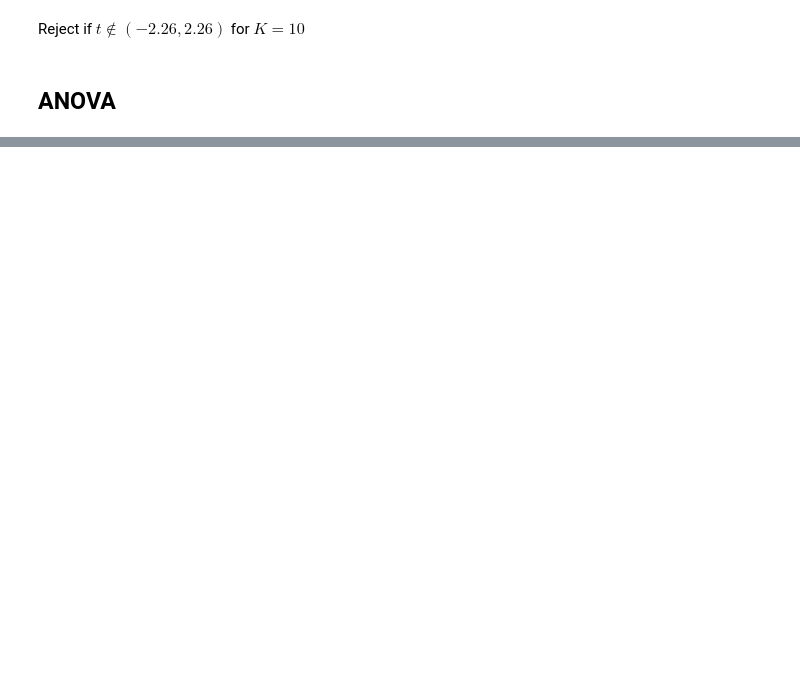
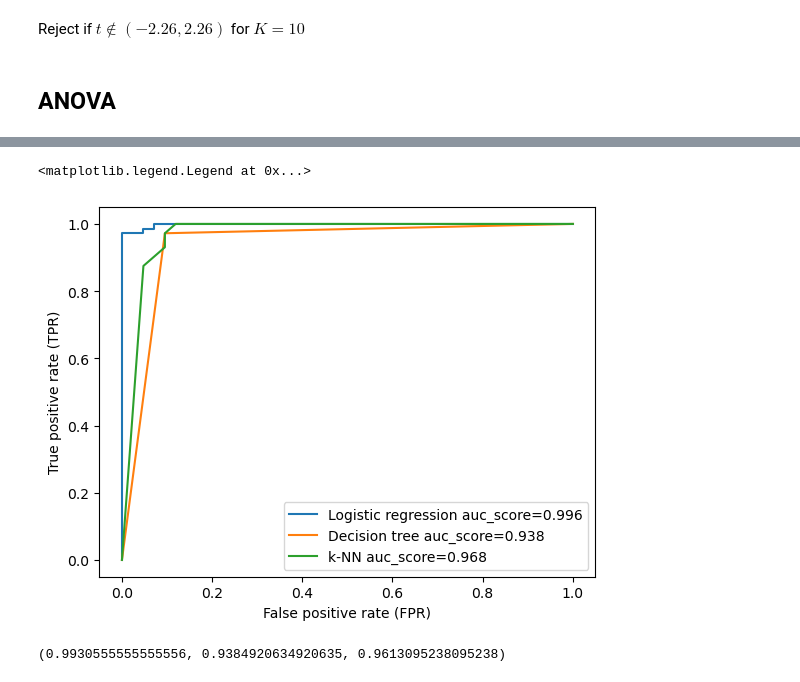
Before and after one commit to Janko-dev/ml_notebooks, a Jupyter notebook: notebooks/experiments.ipynb, the cells around one changed output, grey strips where cells are left out. Drawn from its saved outputs; the diff is of its cells as text; code cells hidden in the pictures; blank space fills up the shorter version.

```diff
--- a/notebooks/experiments.ipynb
+++ b/notebooks/experiments.ipynb
@@ -408,0 +503,18 @@ Reject if $t \not\in (-2.26, 2.26)$ for $K=10$
+# %%
+from warnings import simplefilter
+simplefilter(action='ignore', category=FutureWarning)
+from sklearn.datasets import load_breast_cancer
+from sklearn.model_selection import train_test_split
+from sklearn.linear_model import LogisticRegression
+from sklearn.tree import DecisionTreeClassifier
+from sklearn.neighbors import KNeighborsClassifier
+
+dataset = load_breast_cancer()
+X = dataset.data
+Y = dataset.target
+
+X_train, X_test, Y_train, Y_test = train_test_split(X, Y, test_size=.2, stratify=Y)
+
+lr = LogisticRegression(solver='liblinear').fit(X_train, Y_train)
+dt = DecisionTreeClassifier().fit(X_train, Y_train)
+kn = KNeighborsClassifier().fit(X_train, Y_train)
@@ -408,0 +537,42 @@ Reject if $t \not\in (-2.26, 2.26)$ for $K=10$
+# %%
+def roc_curve(clf, X, Y):
+    K = 100
+    theta = np.linspace(0, 1, K)
+
+    y_pred = clf.predict_proba(X)
+    tp_rate = np.sum((y_pred[:, 1, None] > theta) & Y[..., None], axis=0) / np.sum(Y)
+    fp_rate = np.sum((y_pred[:, 1, None] > theta) & (Y[..., None] == 0), axis=0) / np.sum(Y == 0)
+
+    idx = np.argsort(fp_rate)
+
+    tp_rate = np.take_along_axis(tp_rate, idx, axis=0)
+    fp_rate = np.take_along_axis(fp_rate, idx, axis=0)
+
+    tp_rate[-1] = 1.0
+    fp_rate[-1] = 1.0
+
+    fpr_diff = np.diff(fp_rate)
+    auc_score = np.sum(fpr_diff * (tp_rate[1:] + tp_rate[:-1]))/2
+    return fp_rate, tp_rate, auc_score
+
+fp_rate, tp_rate, auc_score = roc_curve(lr, X_test, Y_test)
+sns.lineplot(x=fp_rate, y=tp_rate, estimator=None, label=f'Logistic regression {auc_score=:.3f}')
+
+fp_rate, tp_rate, auc_score = roc_curve(dt, X_test, Y_test)
+sns.lineplot(x=fp_rate, y=tp_rate, estimator=None, label=f'Decision tree {auc_score=:.3f}')
+
+fp_rate, tp_rate, auc_score = roc_curve(kn, X_test, Y_test)
+sns.lineplot(x=fp_rate, y=tp_rate, estimator=None, label=f'k-NN {auc_score=:.3f}')
+
+plt.xlabel("False positive rate (FPR)")
+plt.ylabel("True positive rate (TPR)")
+plt.legend()
+# %% [output]
+<matplotlib.legend.Legend at 0x...>
+[figure, added]
+# %%
+from sklearn.metrics import roc_auc_score
+
+roc_auc_score(Y_test, lr.predict_proba(X_test)[:, 1]), roc_auc_score(Y_test, dt.predict_proba(X_test)[:, 1]), roc_auc_score(Y_test, kn.predict_proba(X_test)[:, 1])
+# %% [output]
+(0.9930555555555556, 0.9384920634920635, 0.9613095238095238)
```
Also changed, not shown: parts of 10 cells of this notebook.
